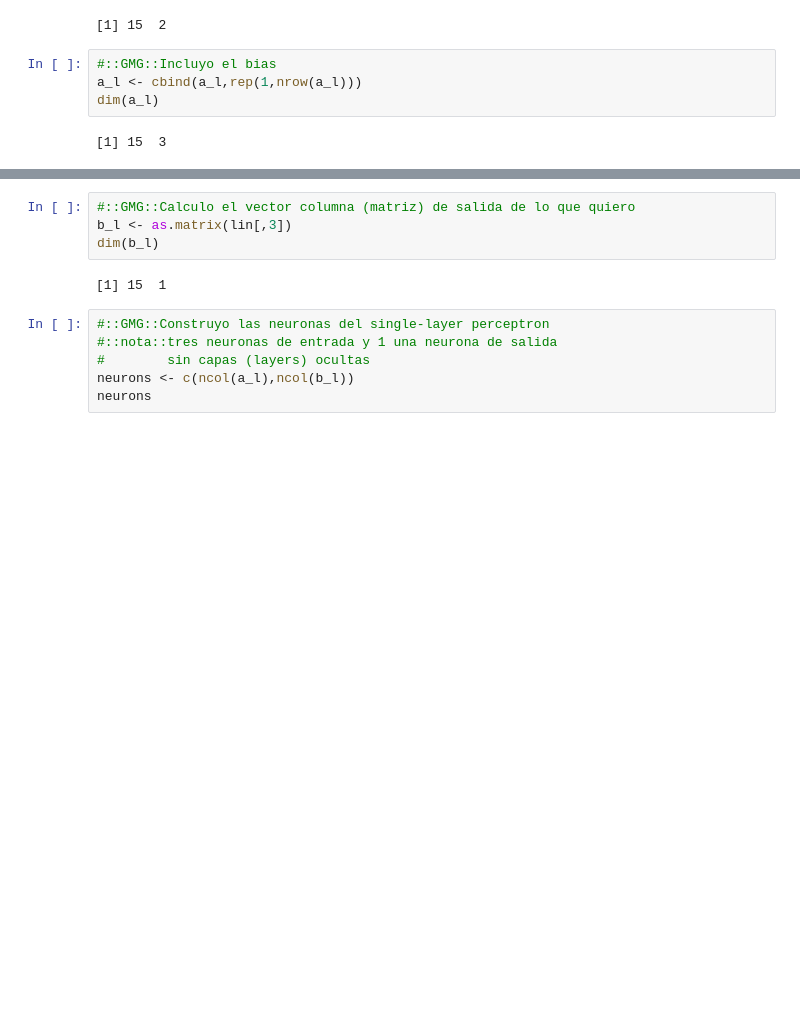
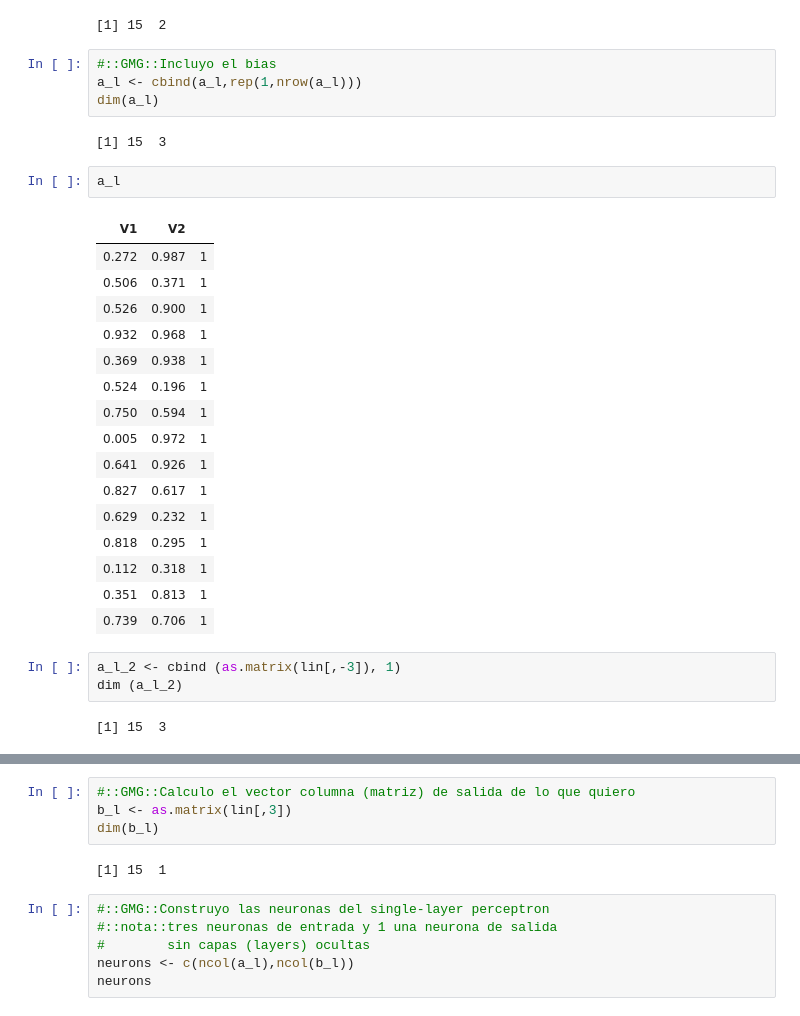
Before and after one commit to yerartdev/m1969-machine-learning-i, a Jupyter notebook: lab/s01-class-nn-intro.ipynb, the cells around one changed output, grey strips where cells are left out. Drawn from its saved outputs; the diff is of its cells as text; blank space fills up the shorter version.

```diff
--- a/lab/s01-class-nn-intro.ipynb
+++ b/lab/s01-class-nn-intro.ipynb
@@ -101,3 +123,27 @@ a_l <- cbind(a_l,rep(1,nrow(a_l)))
 dim(a_l)
 # %% [output]
 [1] 15  3
+# %%
+a_l
+# %% [output]
+| V1 | V2 |  |
+| 0.272 | 0.987 | 1 |
+| 0.506 | 0.371 | 1 |
+| 0.526 | 0.900 | 1 |
+| 0.932 | 0.968 | 1 |
+| 0.369 | 0.938 | 1 |
+| 0.524 | 0.196 | 1 |
+| 0.750 | 0.594 | 1 |
+| 0.005 | 0.972 | 1 |
+| 0.641 | 0.926 | 1 |
+| 0.827 | 0.617 | 1 |
+| 0.629 | 0.232 | 1 |
+| 0.818 | 0.295 | 1 |
+| 0.112 | 0.318 | 1 |
+| 0.351 | 0.813 | 1 |
+| 0.739 | 0.706 | 1 |
+# %%
+a_l_2 <- cbind (as.matrix(lin[,-3]), 1)
+dim (a_l_2)
+# %% [output]
+[1] 15  3
```
Also changed, not shown: parts of 25 cells of this notebook.
